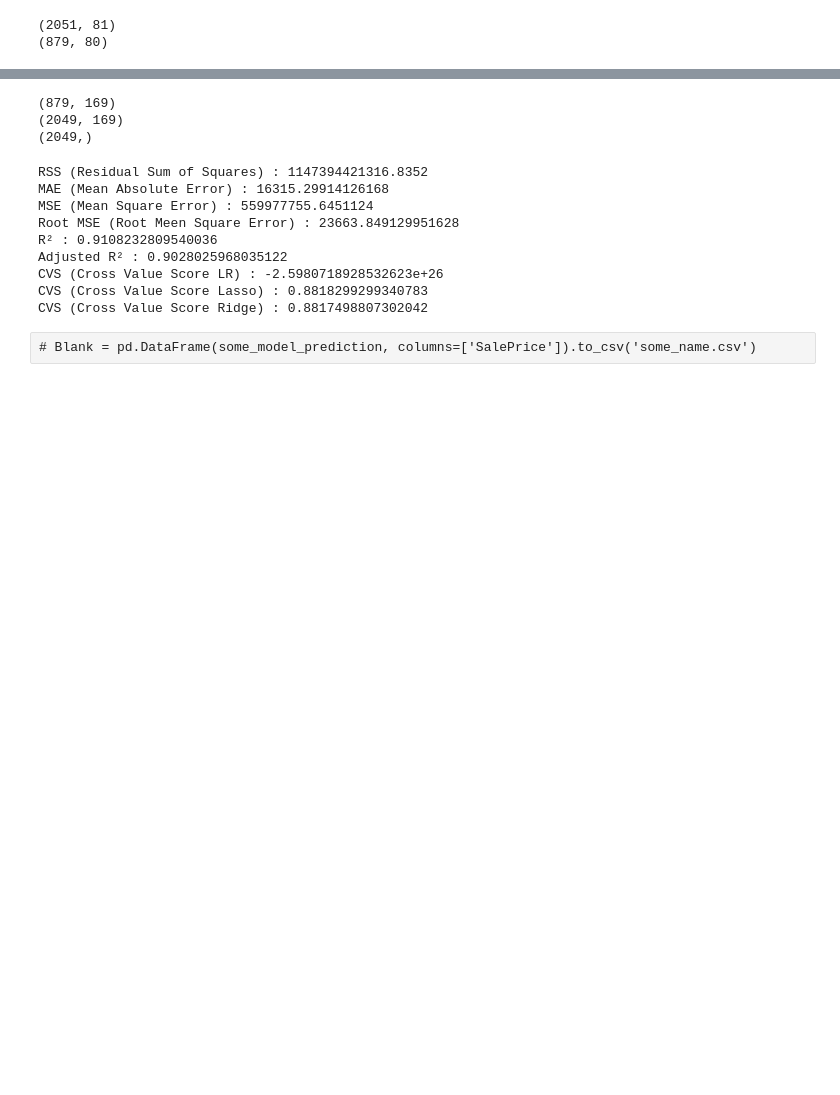
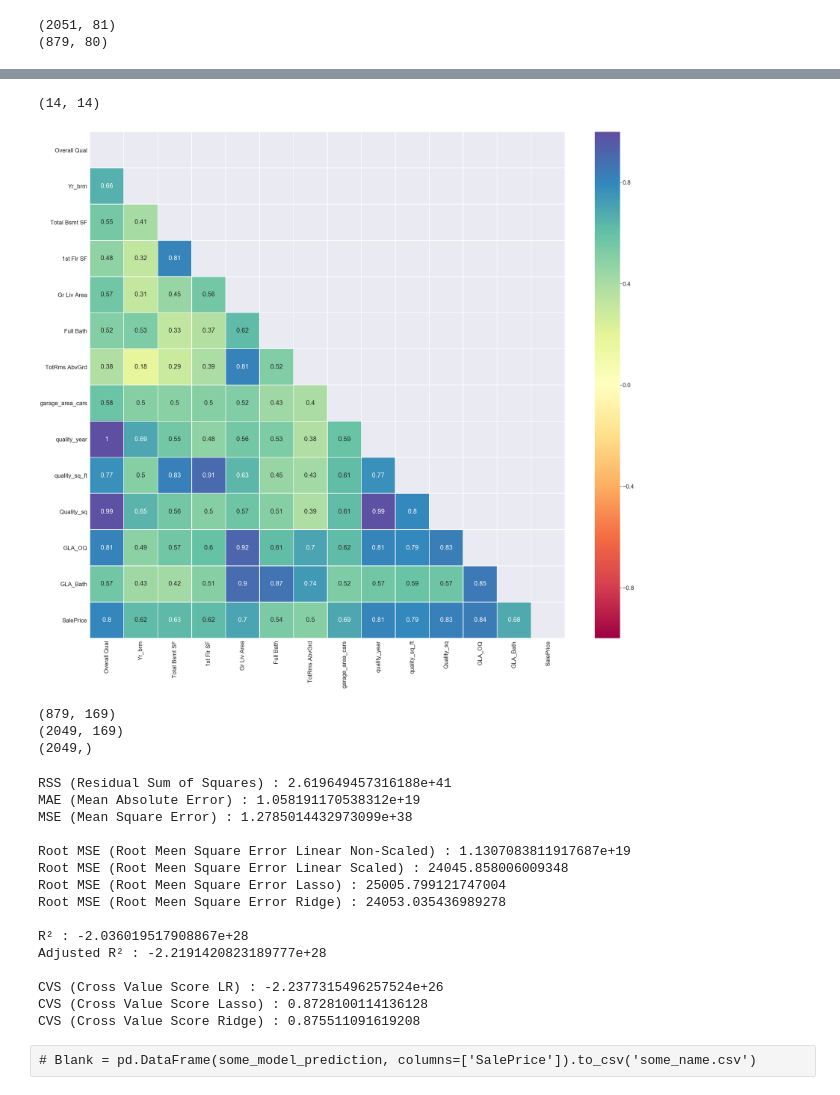
Before and after one commit to pwalesdi/Ames_Housing_Data, a Jupyter notebook: Project_2_Updated.ipynb, the cells around one changed output, grey strips where cells are left out. Drawn from its saved outputs; the diff is of its cells as text; code cells hidden in the pictures; blank space fills up the shorter version.

```diff
--- a/Project_2_Updated.ipynb
+++ b/Project_2_Updated.ipynb
@@ -71,26 +124,36 @@ ames_train.corr()[['SalePrice']].sort_values('SalePrice', ascending=False)
 # %%
-# corr_1 = ames_train.corr()[['SalePrice',
-#             'Overall Qual',
-#             'Overall Cond',
-#             'Year Built',
-#             'Year Remod/Add',
-#             'Total Bsmt SF',
-#             '1st Flr SF',
-#             'Gr Liv Area',
-#             'Full Bath',
-#             'TotRms AbvGrd',
-#             'garage_area_cars',
-#             'quality_year',
-#             'quality_sq_ft']]
-# corr_1.shape
+corr_1 = ames_train[[
+            'Overall Qual',
+            'Yr_brm',
+            'Total Bsmt SF',
+            '1st Flr SF',
+            'Gr Liv Area',
+            'Full Bath',
+            'TotRms AbvGrd',
+            'garage_area_cars',
+            'quality_year',
+            'quality_sq_ft',
+            'qual_neig',
+            'Quality_sq',
+            'GLA_OQ',
+            'GLA_Bath',
+            'Neighborhood',
+            'Bldg Type',
+            'Exterior 1st',
+            'SalePrice']].corr()
+corr_1.shape
+# %% [output]
+(14, 14)
 # %%
 plt.figure(figsize = (40, 35))
-
-mask = np.zeros_like(ames_train.corr())
+plt.xticks(rotation=45)
+mask = np.zeros_like(corr_1)
 mask[np.triu_indices_from(mask)] = True
-
-ax = sns.heatmap(ames_train.corr(), mask=mask, annot=True, cmap='PuOr', vmax=1, vmin=-1,
-            square=False, linewidths=1.5,  cbar_kws={"shrink": .5})
+sns.set(font_scale = 2)
+ax = sns.heatmap(corr_1, mask=mask, annot=True, cmap='Spectral', vmax=1, vmin=-1,
+            square=False, linewidths=1.5,  cbar_kws={"shrink": 1.0}, xticklabels='auto')
+# %% [output]
+[figure, added]
 # %%
 # # Creating a function that makes a power variable (feature) and puts that feature in a dataframe.
 # def new_variable(series_1, series_2, series_name, df):
@@ -256,14 +355,20 @@ def metrics_summary(X, y, test_set, cv, k, scaled=True):
 # %%
-metrics_summary(new_train, y, new_test, 5, 1, scaled=True)
+metrics_summary(new_train, y, new_test, 5, 1, scaled=True, poly=False)
 # %% [output]
-RSS (Residual Sum of Squares) : 1147394421316.8352
-MAE (Mean Absolute Error) : 16315.29914126168
-MSE (Mean Square Error) : 559977755.6451124
-Root MSE (Root Meen Square Error) : 23663.849129951628
-R² : 0.9108232809540036
-Adjusted R² : 0.9028025968035122
-CVS (Cross Value Score LR) : -2.5980718928532623e+26
-CVS (Cross Value Score Lasso) : 0.8818299299340783
-CVS (Cross Value Score Ridge) : 0.8817498807302042
+RSS (Residual Sum of Squares) : 2.619649457316188e+41
+MAE (Mean Absolute Error) : 1.058191170538312e+19
+MSE (Mean Square Error) : 1.2785014432973099e+38
+
+Root MSE (Root Meen Square Error Linear Non-Scaled) : 1.1307083811917687e+19
+Root MSE (Root Meen Square Error Linear Scaled) : 24045.858006009348
+Root MSE (Root Meen Square Error Lasso) : 25005.799121747004
+Root MSE (Root Meen Square Error Ridge) : 24053.035436989278
+
+R² : -2.036019517908867e+28
+Adjusted R² : -2.2191420823189777e+28
+
+CVS (Cross Value Score LR) : -2.2377315496257524e+26
+CVS (Cross Value Score Lasso) : 0.8728100114136128
+CVS (Cross Value Score Ridge) : 0.875511091619208
 # %% [raw]
 # Blank = pd.DataFrame(some_model_prediction, columns=['SalePrice']).to_csv('some_name.csv')
```
Also changed, not shown: parts of 9 cells of this notebook, 4 other files.
